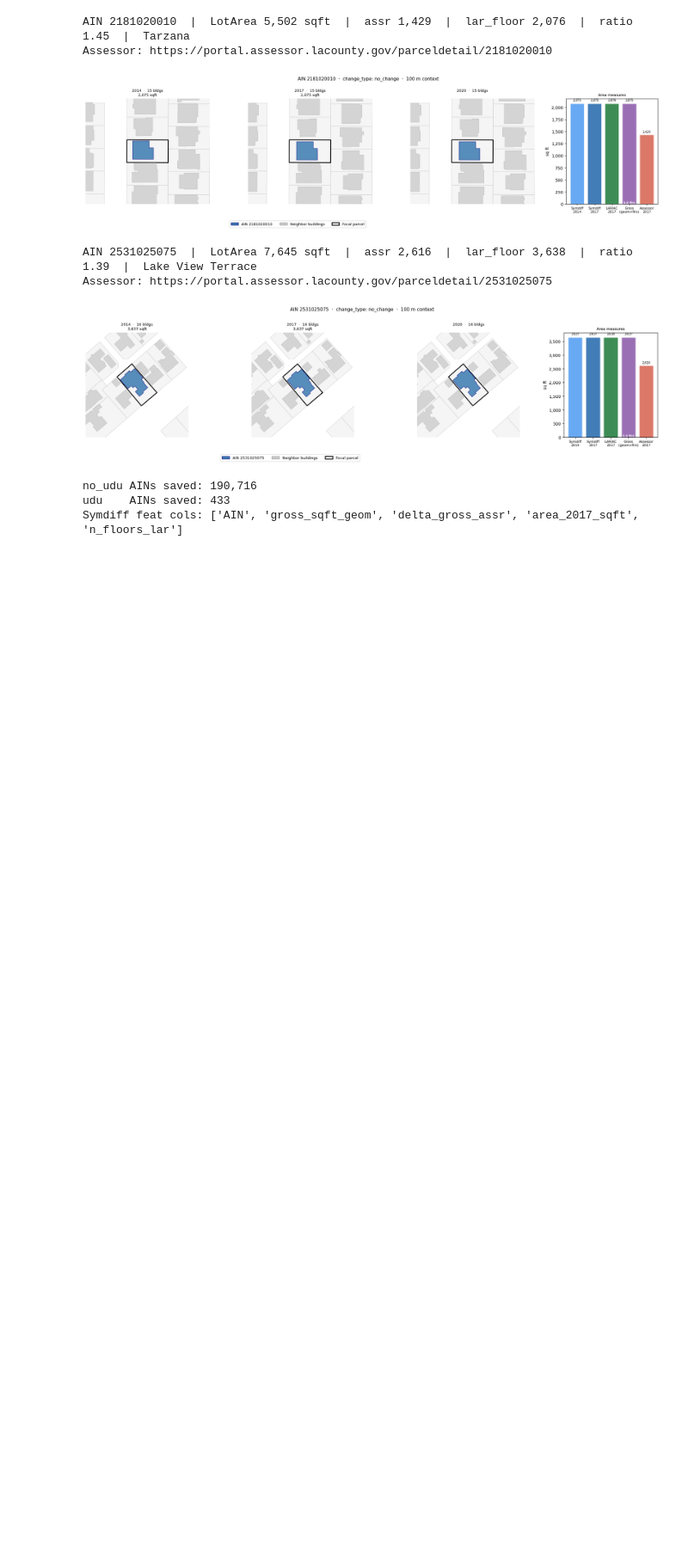
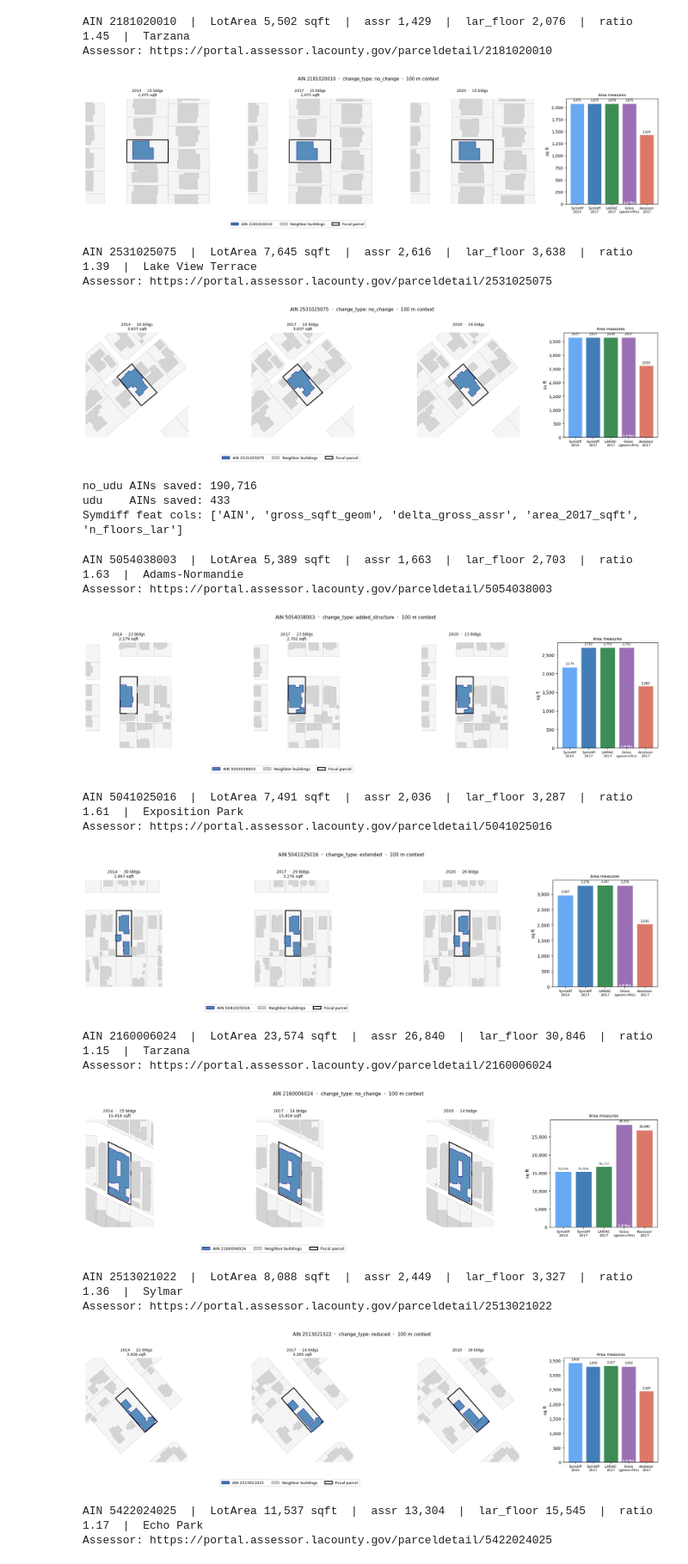
Before and after one commit to AdamSwietek/Hidden_Housing, a Jupyter notebook: notebooks/tasks/09_find_no_udu.ipynb, the cells around one changed output. Shown at 86% size. Cells and saved outputs as stored; diff of their text form; code cells hidden in the pictures; blank space fills up the shorter version.

```diff
--- a/notebooks/tasks/09_find_no_udu.ipynb
+++ b/notebooks/tasks/09_find_no_udu.ipynb
@@ -1181,7 +1182,7 @@ Funnel (continued from structural filters above)
 # %%
 from src.symdiff import _load_lariac
 
-def plot_ain_across_years(ain, parcel_ref, merged=None, buffer_m=100, figsize=(20, 5)):
+def plot_ain_across_years(ain, parcel_ref, merged=None, buffer_m=100, figsize=(20, 5), all_sqft=False):
     """3 LARIAC spatial panels (2014/2017/2020) + bar chart of area measures."""
     ain = str(ain)
     print(f"Assessor: https://portal.assessor.lacounty.gov/parceldetail/{ain}")
@@ -1203,6 +1204,28 @@ def plot_ain_across_years(ain, parcel_ref, merged=None, buffer_m=100, figsize=(2
                 "Assessor\n2017":     r.get("assr_sqftmain",  np.nan),
             }
             change_type = r.get("change_type", "unknown")
+
+            if all_sqft:
+                sqft_rows = []
+                for col, yr in [
+                    ("assr_sqftmain_2014", 2014),
+                    ("assr_sqftmain",      2017),
+                    ("assr_sqftmain_2020", 2020),
+                ]:
+                    if col in r.index and pd.notna(r[col]):
+                        sqft_rows.append({
+                            "RollYear":    yr,
+                            "SQFTmain":    r[col],
+                            "LARIAC_floor": r.get("lar_floorarea", np.nan),
+                        })
+                if sqft_rows:
+                    tbl = pd.DataFrame(sqft_rows).set_index("RollYear")
+                    tbl["SQFTmain"]     = tbl["SQFTmain"].apply(
+                        lambda x: f"{x:,.0f}" if pd.notna(x) else "—")
+                    tbl["LARIAC_floor"] = tbl["LARIAC_floor"].apply(
+                        lambda x: f"{x:,.0f}" if pd.notna(x) else "—")
+                    print(tbl.to_string())
+                    print()
 
     parcel_lkp = parcel_ref[["AIN","geometry"]].rename(columns={"AIN":"parcel_AIN"})
     buf_geom   = focal.geometry.iloc[0].buffer(buffer_m)
@@ -1301,7 +1324,7 @@ for _, row in sample.iterrows():
     print(f"AIN {row.AIN}  |  LotArea {lot:,.0f} sqft  |"
           f"  assr {row.assr_sqftmain:,.0f}  |  lar_floor {larf:,.0f}"
           f"  |  ratio {ratio:.2f}  |  {nbhd}")
-    plot_ain_across_years(row.AIN, parcel_ref, merged=no_udu)
+    plot_ain_across_years(row.AIN, parcel_ref, merged=pool)
 # %% [output]
 AIN 2024041011  |  LotArea 5,600 sqft  |  assr 3,225  |  lar_floor 5,209  |  ratio 1.62  |  West Hills
 Assessor: https://portal.assessor.lacounty.gov/parceldetail/2024041011
@@ -1346,3 +1369,33 @@ print(f"Symdiff feat cols: {avail_cols}")
 no_udu AINs saved: 190,716
 udu    AINs saved: 433
 Symdiff feat cols: ['AIN', 'gross_sqft_geom', 'delta_gross_assr', 'area_2017_sqft', 'n_floors_lar']
+# %%
+# Sample no-UDU candidates to inspect
+# Use no_udu (clean columns); fall back to no_udu_clean if defined
+pool = udu.copy()# if "no_udu_clean" in dir() and len(no_udu_clean) > 0 else no_udu
+sample = pool.groupby("change_type").sample(1, random_state=42)#.sample(5, random_state=42)
+
+for _, row in sample.iterrows():
+    lot  = row.get("LotArea",   row.get("LotArea_x",  float("nan")))
+    larf = row.get("lar_floorarea", float("nan"))
+    ratio = row.get("ratio_floor_assr", float("nan"))
+    nbhd = row.get("neighborhood", row.get("Neighborhood", ""))
+    print(f"AIN {row.AIN}  |  LotArea {lot:,.0f} sqft  |"
+          f"  assr {row.assr_sqftmain:,.0f}  |  lar_floor {larf:,.0f}"
+          f"  |  ratio {ratio:.2f}  |  {nbhd}")
+    plot_ain_across_years(row.AIN, parcel_ref, merged=pool)
+# %% [output]
+AIN 5054038003  |  LotArea 5,389 sqft  |  assr 1,663  |  lar_floor 2,703  |  ratio 1.63  |  Adams-Normandie
+Assessor: https://portal.assessor.lacounty.gov/parceldetail/5054038003
+[figure, added]
+AIN 5041025016  |  LotArea 7,491 sqft  |  assr 2,036  |  lar_floor 3,287  |  ratio 1.61  |  Exposition Park
+Assessor: https://portal.assessor.lacounty.gov/parceldetail/5041025016
+[figure, added]
+AIN 2160006024  |  LotArea 23,574 sqft  |  assr 26,840  |  lar_floor 30,846  |  ratio 1.15  |  Tarzana
+Assessor: https://portal.assessor.lacounty.gov/parceldetail/2160006024
+[figure, added]
+AIN 2513021022  |  LotArea 8,088 sqft  |  assr 2,449  |  lar_floor 3,327  |  ratio 1.36  |  Sylmar
+Assessor: https://portal.assessor.lacounty.gov/parceldetail/2513021022
+[figure, added]
+AIN 5422024025  |  LotArea 11,537 sqft  |  assr 13,304  |  lar_floor 15,545  |  ratio 1.17  |  Echo Park
+Assessor: https://portal.assessor.lacounty.gov/parceldetail/5422024025
```
Also changed, not shown: parts of 4 cells of this notebook.
